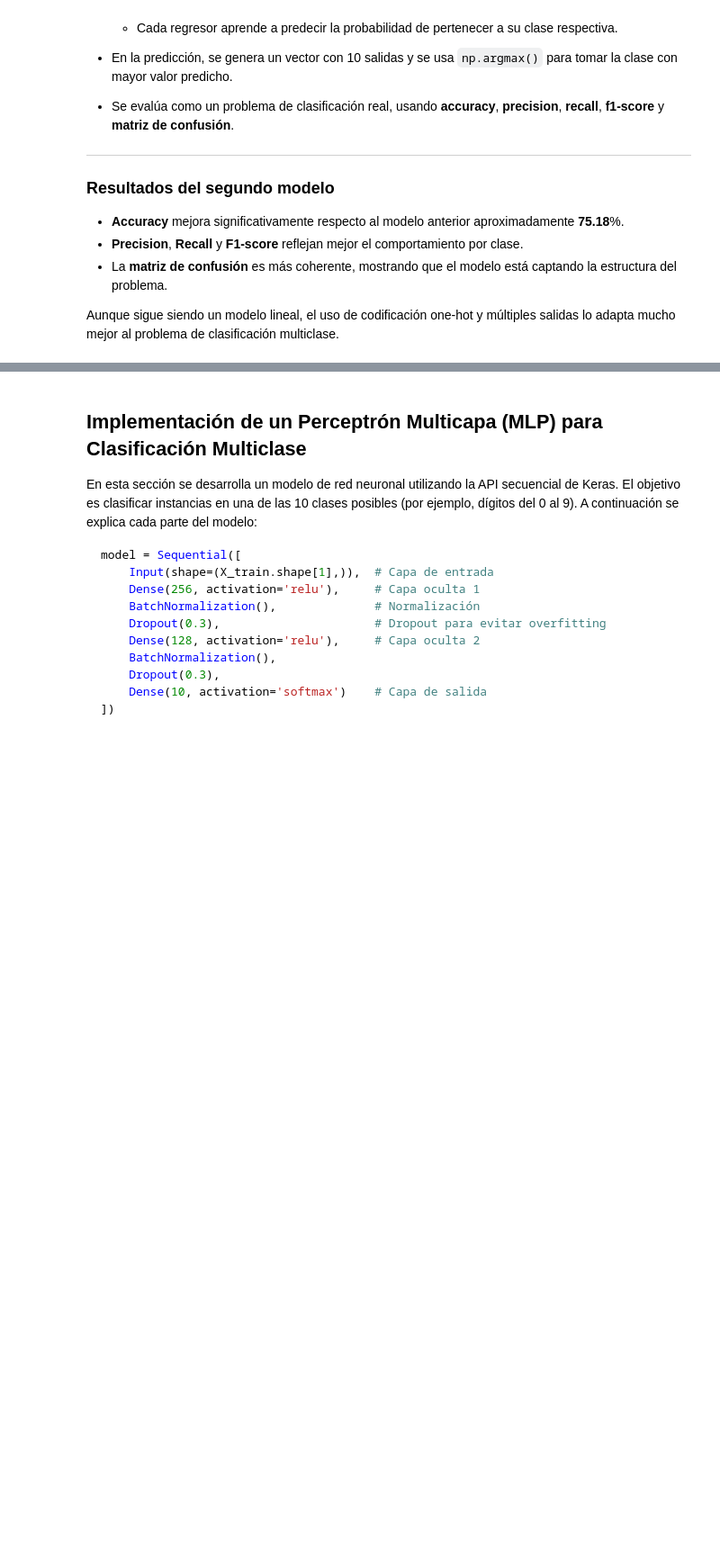
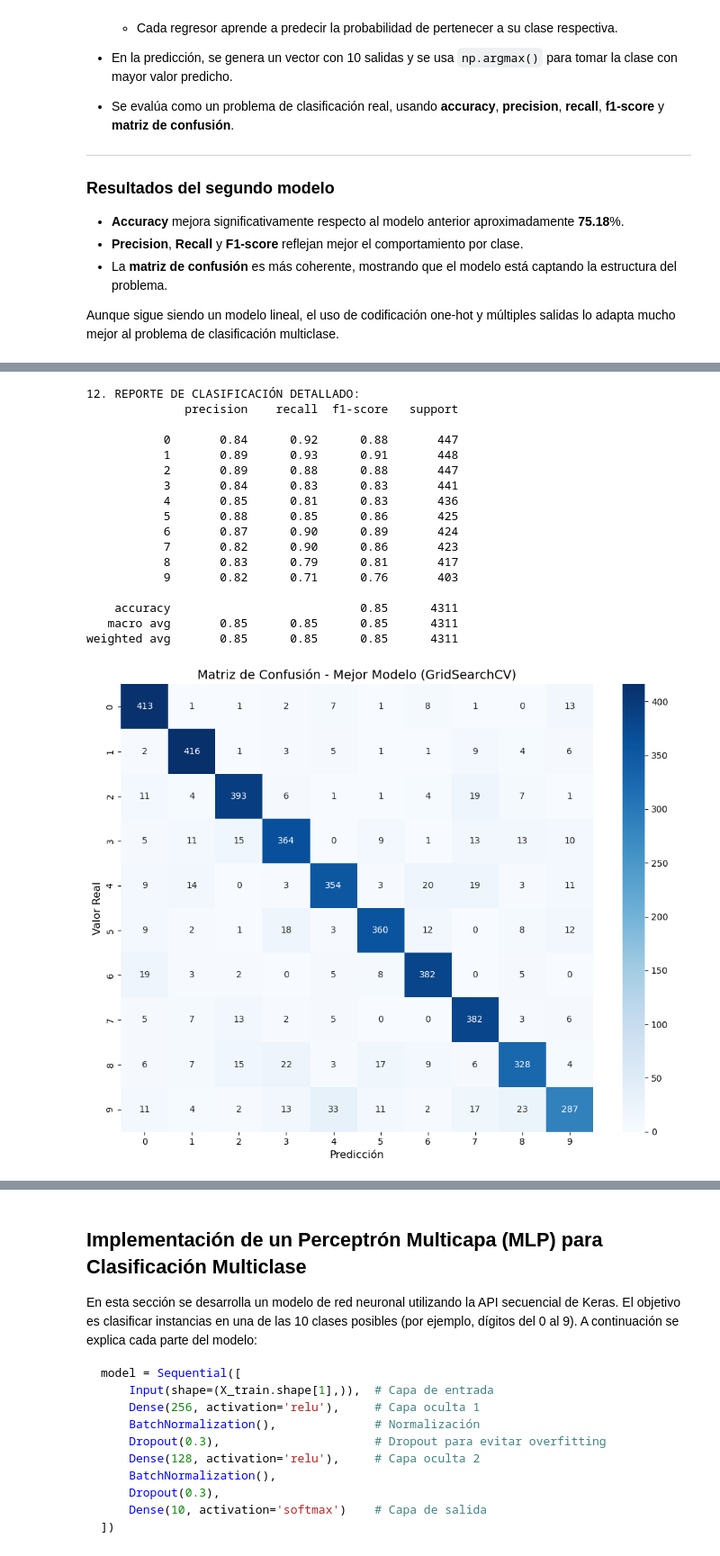
Before and after one commit to faritteranacosta/digitos, a Jupyter notebook: Final.ipynb, the cells around one changed output, grey strips where cells are left out. Shown at 90% size. Drawn from its saved outputs; the diff is of its cells as text; code cells hidden in the pictures; blank space fills up the shorter version.

Commit message:
Agregue random forest

```diff
--- a/Final.ipynb
+++ b/Final.ipynb
@@ -394,0 +409,14 @@ np.save('y_labels.npy', y)
+# %%
+print("\n7. DIVIDIENDO DATOS EN ENTRENAMIENTO Y PRUEBA...")
+X_train, X_test, y_train, y_test = train_test_split(
+    X_pca, y, test_size=0.2, random_state=42, stratify=y
+)
+print(f"Conjunto de entrenamiento: {X_train.shape[0]} muestras")
+print(f"Conjunto de prueba: {X_test.shape[0]} muestras")
+
+# Verificar distribución de clases
+unique_train, counts_train = np.unique(y_train, return_counts=True)
+unique_test, counts_test = np.unique(y_test, return_counts=True)
+print("\nDistribución en entrenamiento:")
+for digit, count in zip(unique_train, counts_train):
+    print(f"Clase {digit}: {count} muestras")
@@ -580,0 +760,60 @@ plt.show()
+# %%
+
+# Reporte detallado
+print("\n12. REPORTE DE CLASIFICACIÓN DETALLADO:")
+print(classification_report(y_test, y_test_pred))
+
+# Matriz de confusión
+cm = confusion_matrix(y_test, y_test_pred)
+plt.figure(figsize=(10, 8))
+sns.heatmap(cm, annot=True, fmt='d', cmap='Blues',
+            xticklabels=range(10), yticklabels=range(10))
+plt.title('Matriz de Confusión - Mejor Modelo (GridSearchCV)', fontsize=14)
+plt.xlabel('Predicción', fontsize=12)
+plt.ylabel('Valor Real', fontsize=12)
+plt.tight_layout()
+plt.show()
+
+# Precisión por clase
+class_accuracies = []
+for digit in range(10):
+    mask = y_test == digit
+    if np.sum(mask) > 0:
+        class_acc = accuracy_score(y_test[mask], y_test_pred[mask])
+        class_accuracies.append(class_acc)
+    else:
+        class_accuracies.append(0)
+
+plt.figure(figsize=(10, 6))
+bars = plt.bar(range(10), class_accuracies, color=plt.cm.tab10(range(10)))
+plt.xlabel('Clase de Dígito')
+plt.ylabel('Precisión')
+plt.title('Precisión por Clase - Modelo Optimizado')
+plt.ylim(0, 1)
+plt.xticks(range(10))
+
+# Añadir valores encima de las barras
+for i, bar in enumerate(bars):
+    plt.text(bar.get_x() + bar.get_width()/2, bar.get_height() + 0.01,
+             f'{class_accuracies[i]:.3f}', ha='center', va='bottom', fontsize=8)
+plt.tight_layout()
+plt.show()
+# %% [output]
+12. REPORTE DE CLASIFICACIÓN DETALLADO:
+              precision    recall  f1-score   support
+
+           0       0.84      0.92      0.88       447
+           1       0.89      0.93      0.91       448
+           2       0.89      0.88      0.88       447
+           3       0.84      0.83      0.83       441
+           4       0.85      0.81      0.83       436
+           5       0.88      0.85      0.86       425
+           6       0.87      0.90      0.89       424
+           7       0.82      0.90      0.86       423
+           8       0.83      0.79      0.81       417
+           9       0.82      0.71      0.76       403
+
+    accuracy                           0.85      4311
+   macro avg       0.85      0.85      0.85      4311
+weighted avg       0.85      0.85      0.85      4311
+[figure, added]
```
Also changed, not shown: parts of 12 cells of this notebook.
